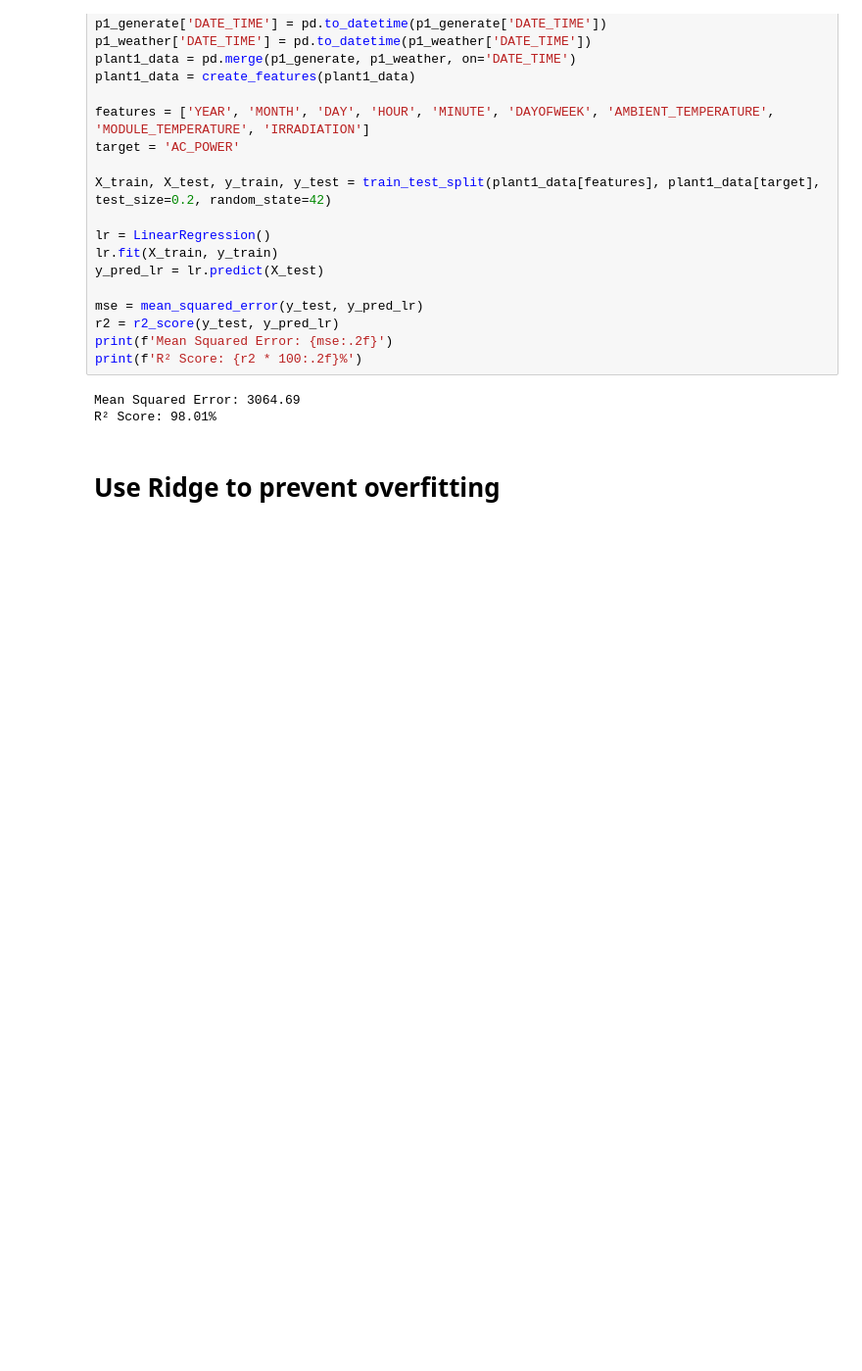
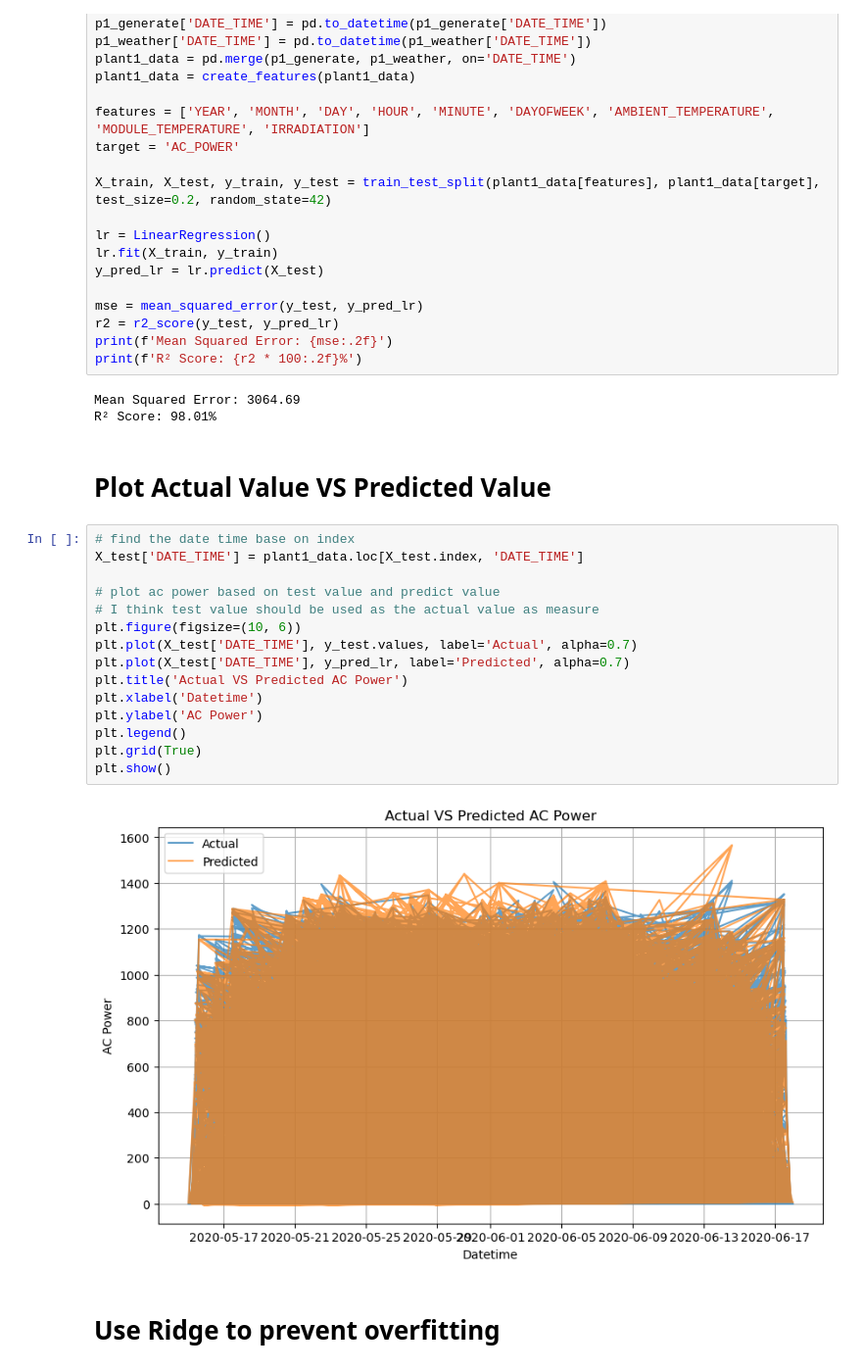
Before and after one commit to LUKEZFLU/elile_kaggle, a Jupyter notebook: linearModel.ipynb, the cells around one changed output. Shown at 98% size. Cells and saved outputs as stored; diff of their text form; blank space fills up the shorter version.

Commit message:
plot actual vs predicted

```diff
--- a/linearModel.ipynb
+++ b/linearModel.ipynb
@@ -100,6 +101,25 @@ print(f'R² Score: {r2 * 100:.2f}%')
 # %% [output]
 Mean Squared Error: 3064.69
 R² Score: 98.01%
+# %% [markdown]
+# Plot Actual Value VS Predicted Value
+# %%
+# find the date time base on index
+X_test['DATE_TIME'] = plant1_data.loc[X_test.index, 'DATE_TIME']
+
+# plot ac power based on test value and predict value
+# I think test value should be used as the actual value as measure
+plt.figure(figsize=(10, 6))
+plt.plot(X_test['DATE_TIME'], y_test.values, label='Actual', alpha=0.7)
+plt.plot(X_test['DATE_TIME'], y_pred_lr, label='Predicted', alpha=0.7)
+plt.title('Actual VS Predicted AC Power')
+plt.xlabel('Datetime')
+plt.ylabel('AC Power')
+plt.legend()
+plt.grid(True)
+plt.show()
+# %% [output]
+[figure, added]
 # %% [markdown]
 # Use Ridge to prevent overfitting
 # %%
```
Also changed, not shown: parts of 1 cell of this notebook, 1 other file.
